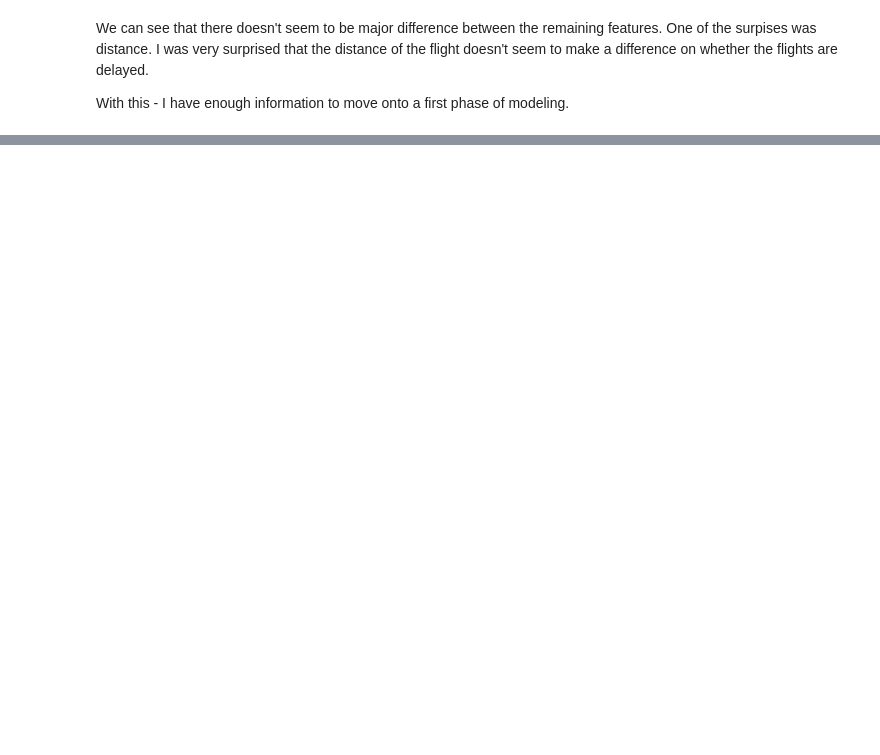
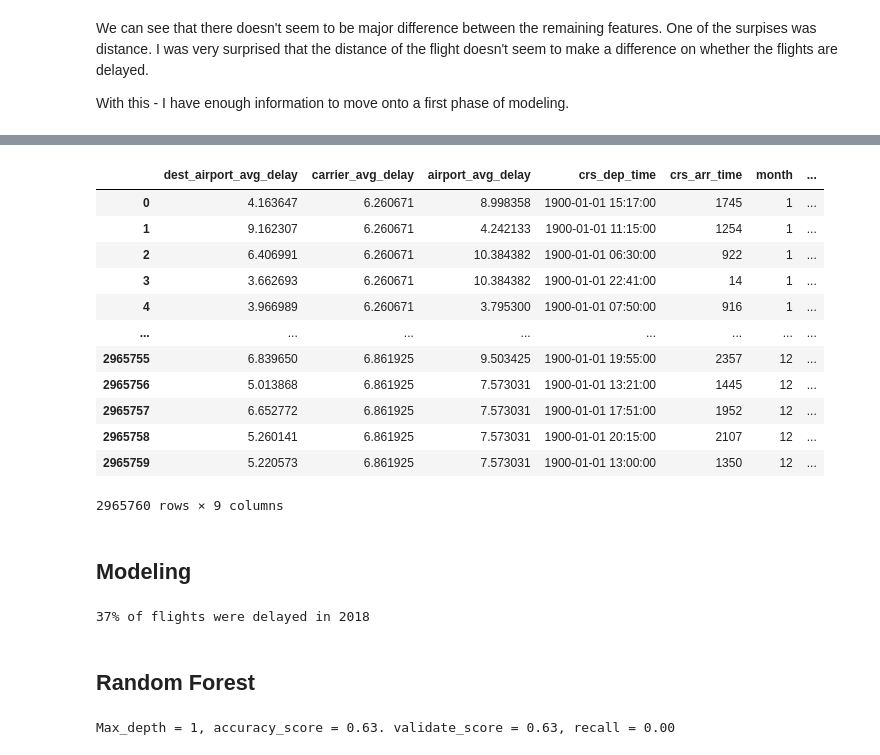
Before and after one commit to guedanie/flight_delay_predictor, a Jupyter notebook: final_notebook.ipynb, the cells around one changed output, grey strips where cells are left out. Cells and saved outputs as stored; diff of their text form; code cells hidden in the pictures; blank space fills up the shorter version.

```diff
--- a/final_notebook.ipynb
+++ b/final_notebook.ipynb
@@ -396,0 +381,2 @@ With this - I have enough information to move onto a first phase of modeling.
+# %%
+df = preprocessing.to_date_time(df)
@@ -396,0 +393,2 @@ With this - I have enough information to move onto a first phase of modeling.
+# %%
+df = preprocessing.create_new_features(df)
@@ -396,0 +405,2 @@ With this - I have enough information to move onto a first phase of modeling.
+# %%
+df = preprocessing.create_target_variable(df)
@@ -396,0 +417,18 @@ With this - I have enough information to move onto a first phase of modeling.
+# %%
+df_modeling = df[features_for_modeling]
+# %%
+df_modeling
+# %% [output]
+|  | dest_airport_avg_delay | carrier_avg_delay | airport_avg_delay | crs_dep_time | crs_arr_time | month | ... |
+| 0 | 4.163647 | 6.260671 | 8.998358 | 1900-01-01 15:17:00 | 1745 | 1 | ... |
+| 1 | 9.162307 | 6.260671 | 4.242133 | 1900-01-01 11:15:00 | 1254 | 1 | ... |
+| 2 | 6.406991 | 6.260671 | 10.384382 | 1900-01-01 06:30:00 | 922 | 1 | ... |
+| 3 | 3.662693 | 6.260671 | 10.384382 | 1900-01-01 22:41:00 | 14 | 1 | ... |
+| 4 | 3.966989 | 6.260671 | 3.795300 | 1900-01-01 07:50:00 | 916 | 1 | ... |
+| ... | ... | ... | ... | ... | ... | ... | ... |
+| 2965755 | 6.839650 | 6.861925 | 9.503425 | 1900-01-01 19:55:00 | 2357 | 12 | ... |
+| 2965756 | 5.013868 | 6.861925 | 7.573031 | 1900-01-01 13:21:00 | 1445 | 12 | ... |
+| 2965757 | 6.652772 | 6.861925 | 7.573031 | 1900-01-01 17:51:00 | 1952 | 12 | ... |
+| 2965758 | 5.260141 | 6.861925 | 7.573031 | 1900-01-01 20:15:00 | 2107 | 12 | ... |
+| 2965759 | 5.220573 | 6.861925 | 7.573031 | 1900-01-01 13:00:00 | 1350 | 12 | ... |
+2965760 rows × 9 columns
@@ -396,0 +437,12 @@ With this - I have enough information to move onto a first phase of modeling.
+# %% [markdown]
+## Modeling
+# %%
+print(f"{(y_train).mean():.0%} of flights were delayed in 2018")
+# %% [output]
+37% of flights were delayed in 2018
+# %% [markdown]
+## Random Forest
+# %%
+model.run_rf_loop(train_scaled, validate_scaled, y_validate, y_train, 8)
+# %% [output]
+Max_depth = 1, accuracy_score = 0.63. validate_score = 0.63, recall = 0.00
```
Also changed, not shown: parts of 46 cells of this notebook.
